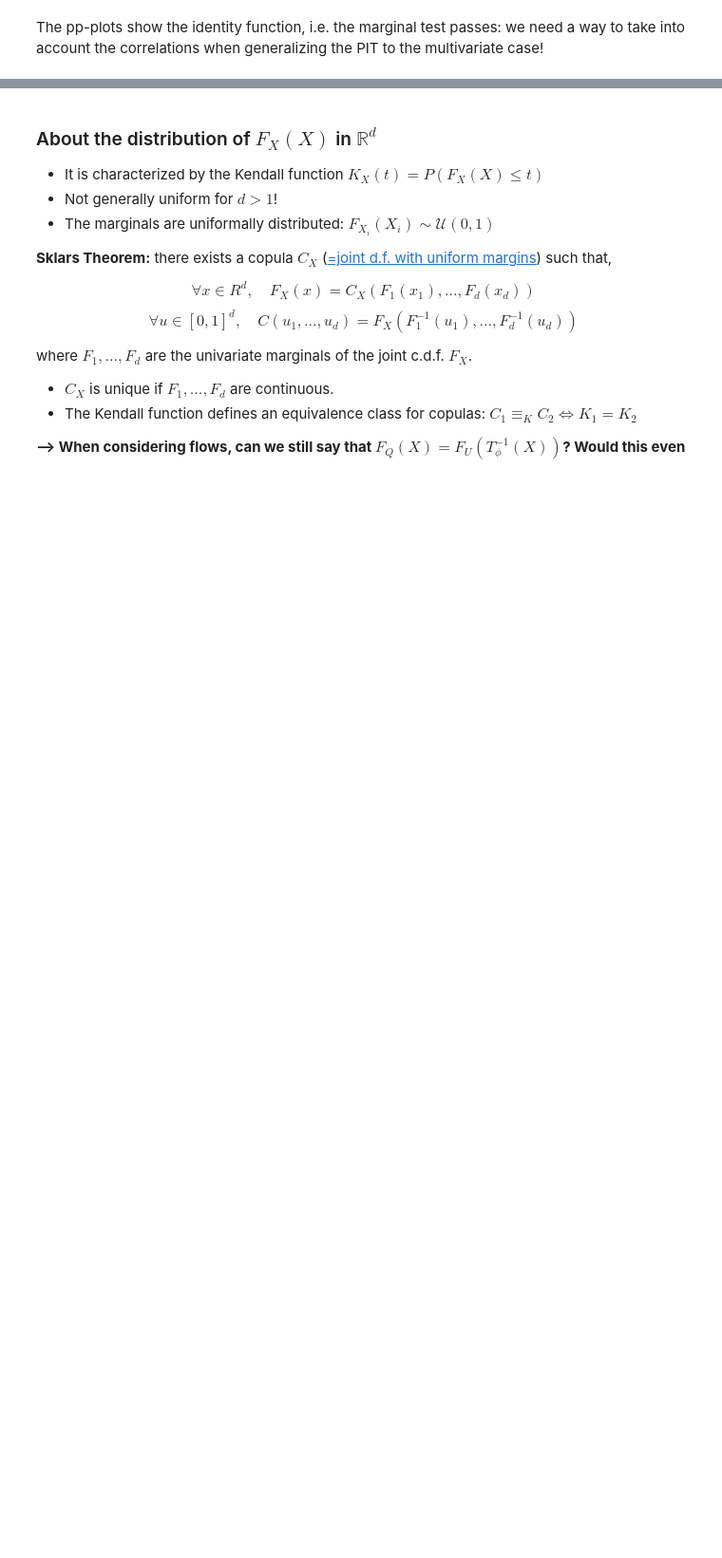
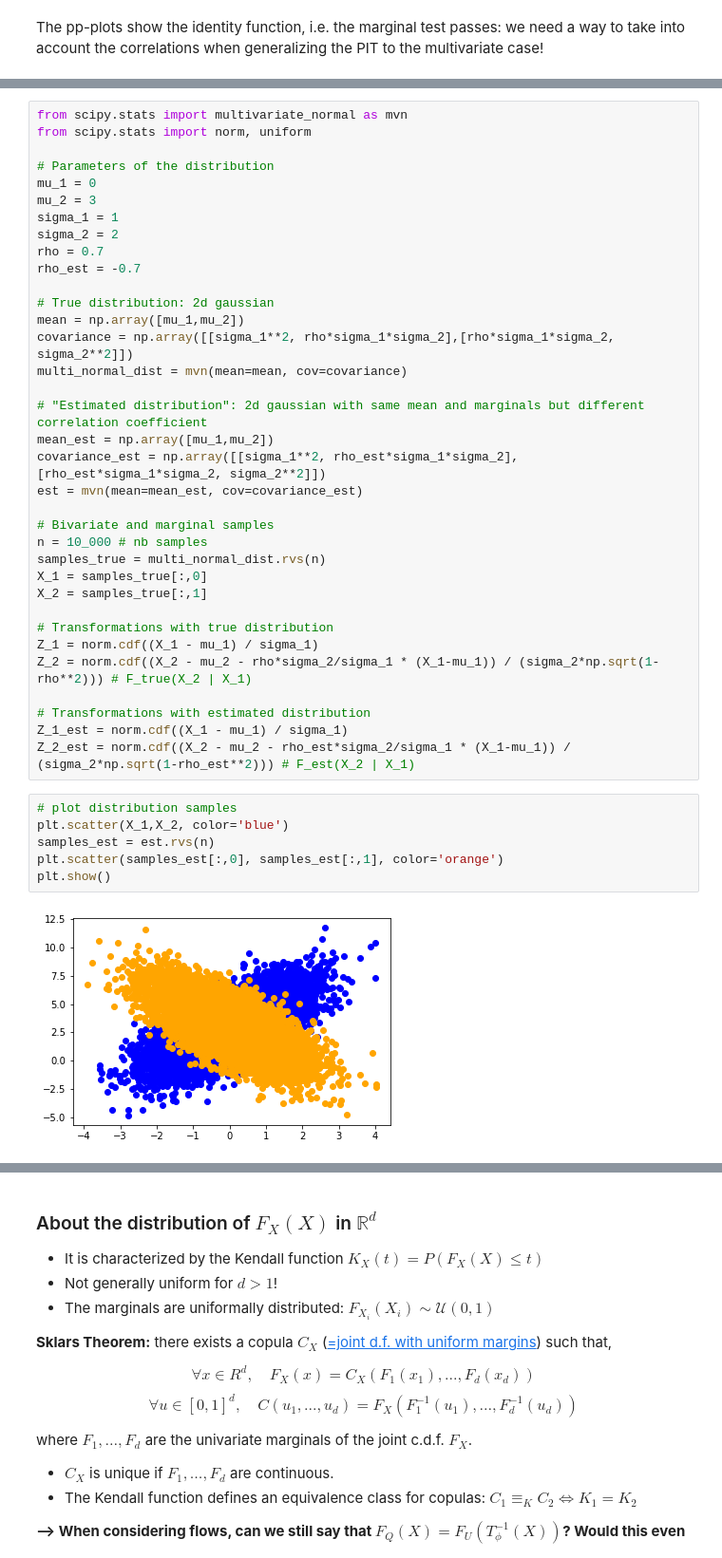
Before and after one commit to JuliaLinhart/valDiags_flows, a Jupyter notebook: PIT_for_Flows.ipynb, the cells around one changed output, grey strips where cells are left out. Shown at 95% size. Drawn from its saved outputs; the diff is of its cells as text; blank space fills up the shorter version.

```diff
--- a/PIT_for_Flows.ipynb
+++ b/PIT_for_Flows.ipynb
@@ -253,0 +289,43 @@ The pp-plots show the identity function, i.e. the marginal test passes: we need
+# %%
+from scipy.stats import multivariate_normal as mvn
+from scipy.stats import norm, uniform
+
+# Parameters of the distribution
+mu_1 = 0
+mu_2 = 3
+sigma_1 = 1
+sigma_2 = 2
+rho = 0.7
+rho_est = -0.7
+
+# True distribution: 2d gaussian
+mean = np.array([mu_1,mu_2])
+covariance = np.array([[sigma_1**2, rho*sigma_1*sigma_2],[rho*sigma_1*sigma_2, sigma_2**2]])
+multi_normal_dist = mvn(mean=mean, cov=covariance)
+
+# "Estimated distribution": 2d gaussian with same mean and marginals but different correlation coefficient
+mean_est = np.array([mu_1,mu_2])
+covariance_est = np.array([[sigma_1**2, rho_est*sigma_1*sigma_2],[rho_est*sigma_1*sigma_2, sigma_2**2]])
+est = mvn(mean=mean_est, cov=covariance_est)
+
+# Bivariate and marginal samples
+n = 10_000 # nb samples
+samples_true = multi_normal_dist.rvs(n)
+X_1 = samples_true[:,0]
+X_2 = samples_true[:,1]
+
+# Transformations with true distribution
+Z_1 = norm.cdf((X_1 - mu_1) / sigma_1)
+Z_2 = norm.cdf((X_2 - mu_2 - rho*sigma_2/sigma_1 * (X_1-mu_1)) / (sigma_2*np.sqrt(1-rho**2))) # F_true(X_2 | X_1)
+
+# Transformations with estimated distribution
+Z_1_est = norm.cdf((X_1 - mu_1) / sigma_1)
+Z_2_est = norm.cdf((X_2 - mu_2 - rho_est*sigma_2/sigma_1 * (X_1-mu_1)) / (sigma_2*np.sqrt(1-rho_est**2))) # F_est(X_2 | X_1)
+# %%
+# plot distribution samples
+plt.scatter(X_1,X_2, color='blue')
+samples_est = est.rvs(n)
+plt.scatter(samples_est[:,0], samples_est[:,1], color='orange')
+plt.show()
+# %% [output]
+[figure, added]
```
Also changed, not shown: parts of 11 cells of this notebook.
